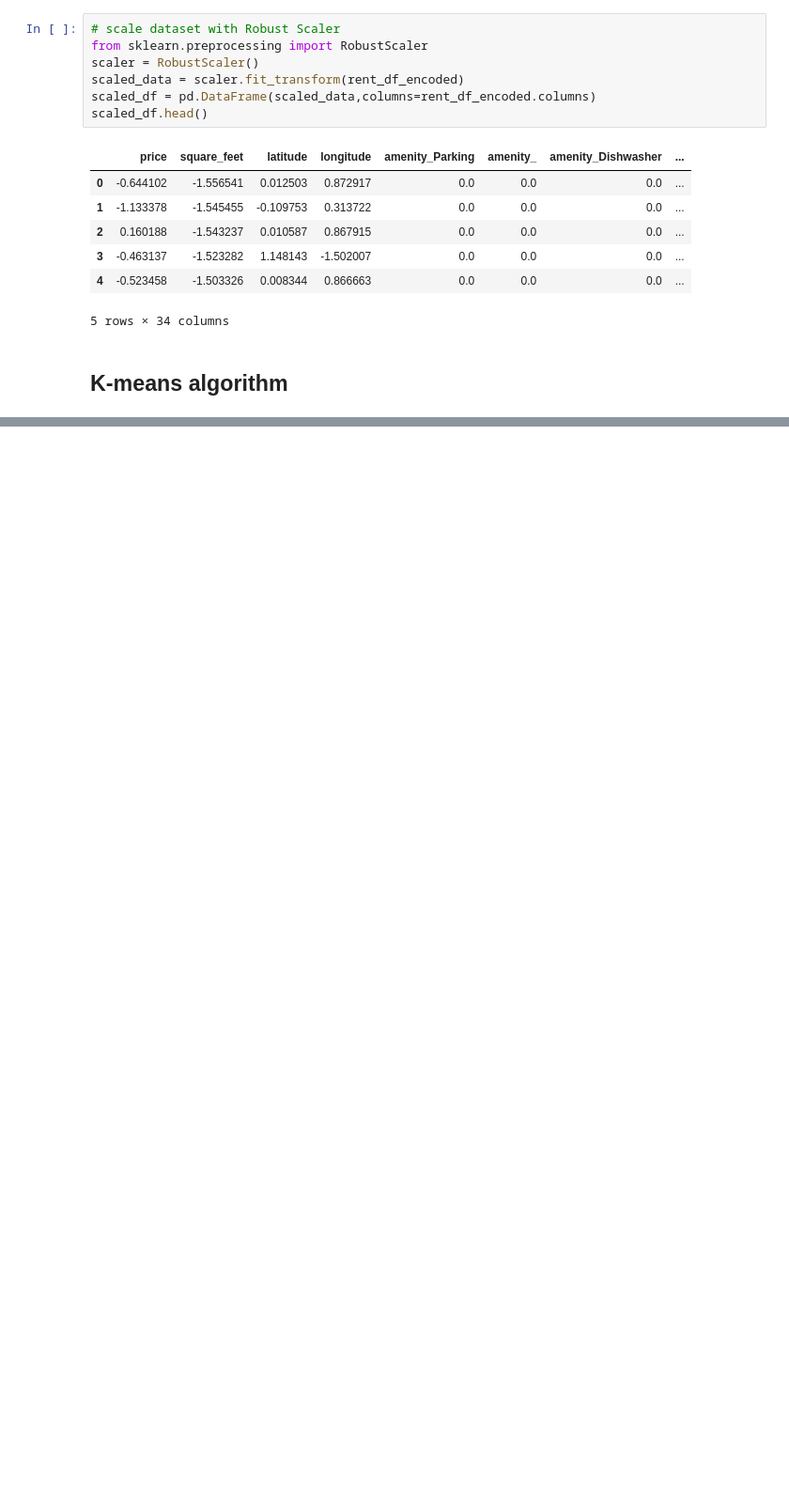
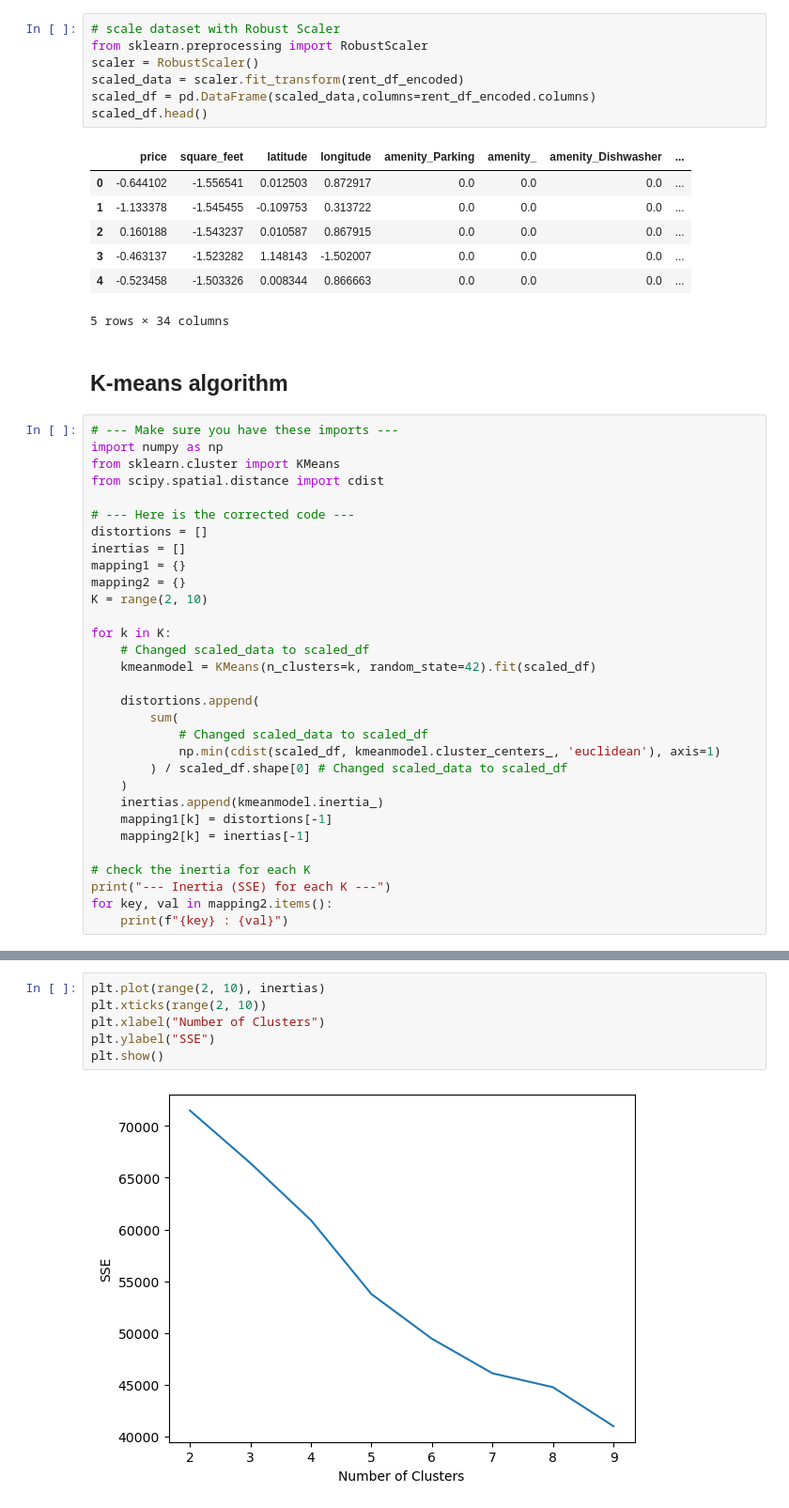
Before and after one commit to Clem-prog/AFL2-ML, a Jupyter notebook: AFL2_ML.ipynb, the cells around one changed output, grey strips where cells are left out. Shown: that part at 94% size. Cells and saved outputs as stored; diff of their text form; blank space fills up the shorter version.

```diff
--- a/AFL2_ML.ipynb
+++ b/AFL2_ML.ipynb
@@ -171,3 +175,34 @@ scaled_df.head()
 5 rows × 34 columns
 # %% [markdown]
 ## K-means algorithm
+# %%
+# --- Make sure you have these imports ---
+import numpy as np
+from sklearn.cluster import KMeans
+from scipy.spatial.distance import cdist
+
+# --- Here is the corrected code ---
+distortions = []
+inertias = []
+mapping1 = {}
+mapping2 = {}
+K = range(2, 10)
+
+for k in K:
+    # Changed scaled_data to scaled_df
+    kmeanmodel = KMeans(n_clusters=k, random_state=42).fit(scaled_df)
+
+    distortions.append(
+        sum(
+            # Changed scaled_data to scaled_df
+            np.min(cdist(scaled_df, kmeanmodel.cluster_centers_, 'euclidean'), axis=1)
+        ) / scaled_df.shape[0] # Changed scaled_data to scaled_df
+    )
+    inertias.append(kmeanmodel.inertia_)
+    mapping1[k] = distortions[-1]
+    mapping2[k] = inertias[-1]
+
+# check the inertia for each K
+print("--- Inertia (SSE) for each K ---")
+for key, val in mapping2.items():
+    print(f"{key} : {val}")
@@ -173,0 +219,8 @@ scaled_df.head()
+# %%
+plt.plot(range(2, 10), inertias)
+plt.xticks(range(2, 10))
+plt.xlabel("Number of Clusters")
+plt.ylabel("SSE")
+plt.show()
+# %% [output]
+[figure, added]
```
Also changed, not shown: parts of 6 cells of this notebook.
